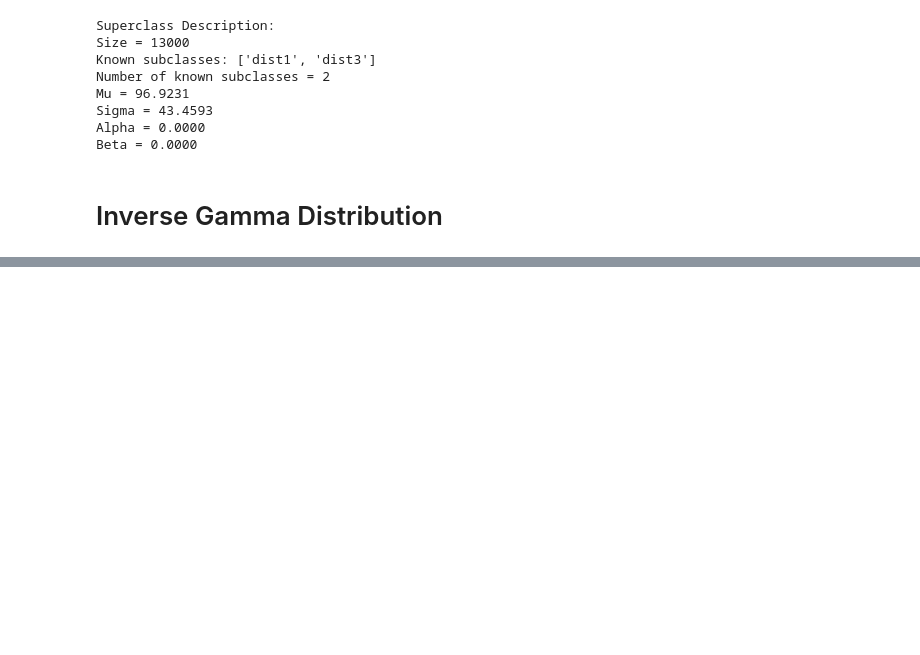
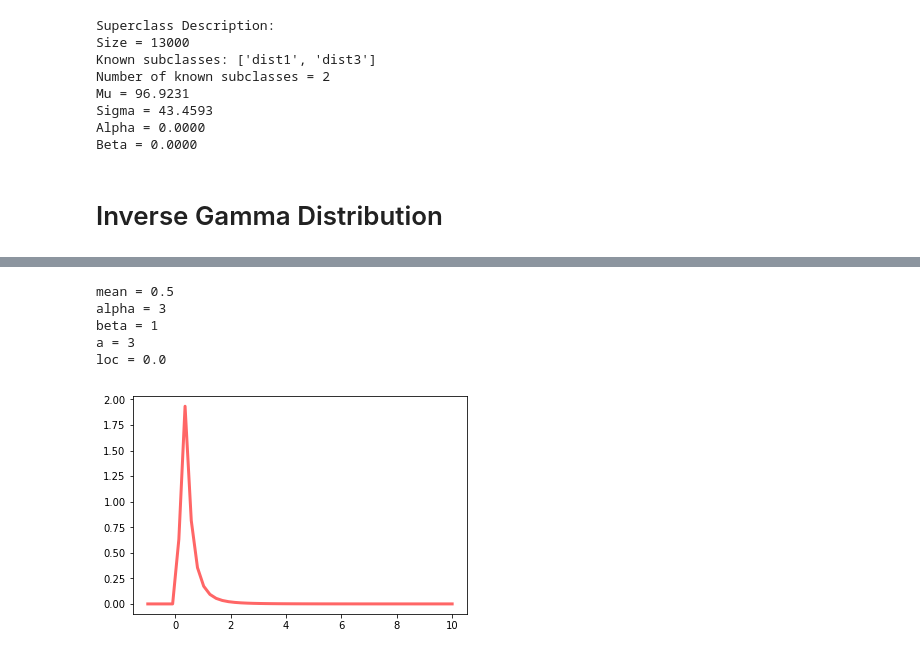
Before and after one commit to ronaldpereira/oriented-project-machine-learning, a Jupyter notebook: poc2/Distribution Density.ipynb, the cells around one changed output, grey strips where cells are left out. Cells and saved outputs as stored; diff of their text form; code cells hidden in the pictures; blank space fills up the shorter version.

```diff
--- a/poc2/Distribution Density.ipynb
+++ b/poc2/Distribution Density.ipynb
@@ -204,0 +203,39 @@ inv_gamma_dist.pdf(sc.sigma)
+# %%
+def wiki2scipy(alpha, beta):
+    a = alpha
+    loc = (beta - 1) / (alpha - 1)
+    return a, loc
+
+
+def updateParams(alpha, beta, samples, new_samples):
+    samples += new_samples
+    alpha = alpha_0 + len(samples) / 2
+    # Acredito que esse seja o erro:
+    # np.mean(samples) != mu_normal (i.e. mu_normal != x^(_))
+    # A definição da atualização do beta assume o conhecimento sobre o mu da distribuição normal
+    beta = beta_0 + (np.sum((samples - np.mean(samples)) ** 2) / 2)
+    return alpha, beta, samples
+
+
+n = 0
+alpha = alpha_0 = 3
+beta = beta_0 = 1
+samples = []
+
+a, loc = wiki2scipy(alpha, beta)
+inv_gamma_dist = invgamma(a, loc=loc)
+print("mean =", inv_gamma_dist.mean())
+print("alpha =", alpha)
+print("beta =", beta)
+print("a =", a)
+print("loc =", loc)
+x = np.linspace(-1, 10)
+plt.plot(x, inv_gamma_dist.pdf(x), "r-", lw=3, alpha=0.6, label="invgamma pdf")
+plt.show()
+# %% [output]
+mean = 0.5
+alpha = 3
+beta = 1
+a = 3
+loc = 0.0
+[figure, added]
```
Also changed, not shown: parts of 10 cells of this notebook, 1 other file.
